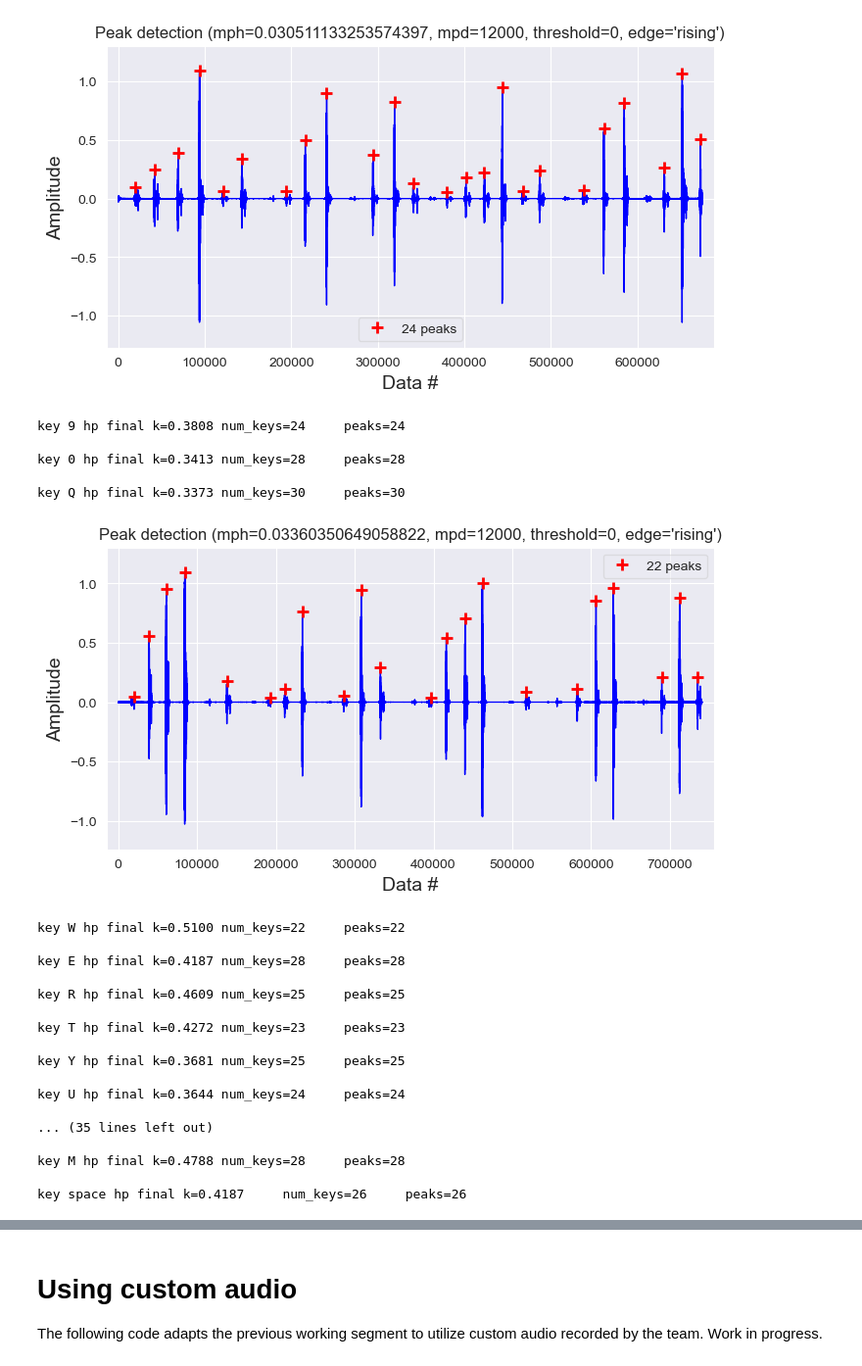
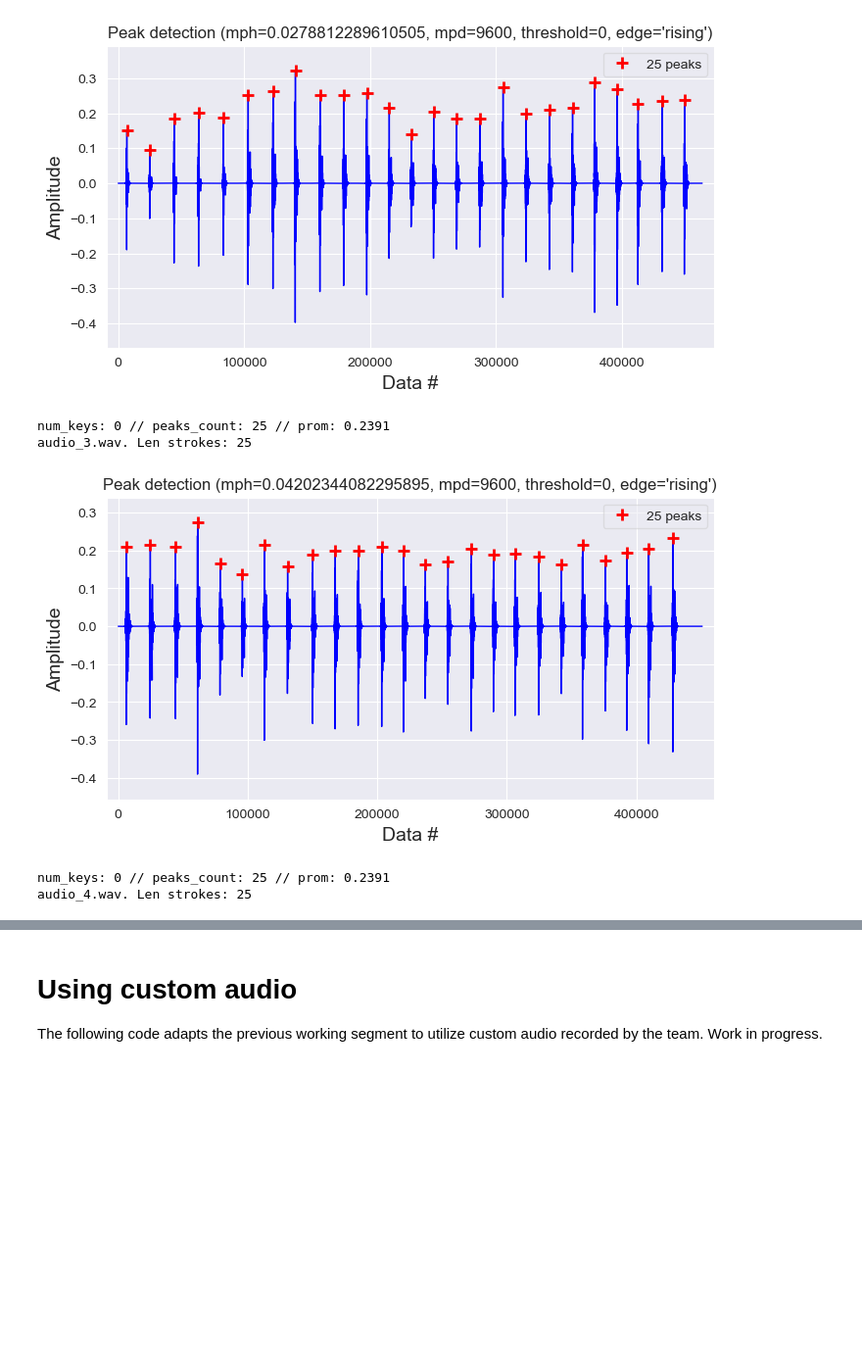
Before and after one commit to blondiedies/Binary-class, a Jupyter notebook: ClassificationCNN/FromScratch.ipynb, the cells around one changed output, grey strips where cells are left out. Shown at 98% size. Cells and saved outputs as stored; diff of their text form; code cells hidden in the pictures; blank space fills up the shorter version.

```diff
--- a/ClassificationCNN/FromScratch.ipynb
+++ b/ClassificationCNN/FromScratch.ipynb
@@ -184,7 +185,6 @@ def numpy_to_audiosegment(samples, sample_rate=44100, sample_width=2, channels=1
 
     return audio_segment
 # %%
-
 # constants
 N_FFT, HOP_LENGTH, BEFORE, AFTER = 1024, 225, 2400, 12000
 
@@ -194,8 +194,7 @@ for num in range(0, 5):
     pydub_samples = AudioSegment.from_file(f'../MKA datasets/All Dataset/Raw Data/{num}/{num}mac.wav', format="wav", frame_rate=44100)
 
     samples2, sr = librosa.load(f'../Dataset-for-Binary/base-audio/audio_{num}.wav', sr=44100)
-    pydub_samples2 = AudioSegment.from_file(f'../Dataset-for-Binary/base-audio/audio_{num}.wav', format='wav',
-                                           frame_rate=44100, sample_width=4)
+    pydub_samples2 = AudioSegment.from_file(f'../Dataset-for-Binary/base-audio/audio_{num}.wav', format='wav', frame_rate=44100, sample_width=4)
 
     silences = silence.detect_silence(pydub_samples, silence_thresh=1.01*pydub_samples.dBFS, min_silence_len=70)
     ovr_dbms = []
@@ -245,14 +241,13 @@ from detecta import detect_peaks
 import scipy.signal as signal
 
 def count_peaks(samples, key_length=14400, show=True):
-    samples = nr.reduce_noise(samples, sr=44100)
     # meter = pyln.Meter(44100)  # Create BS.1770 meter
     # loudness = meter.integrated_loudness(samples)
     # target_loudness = -25.0
     # samples = pyln.normalize.loudness(samples, loudness, target_loudness
-    threshold = np.percentile(samples, 97.8)
-    final_samples = pyln.normalize.peak(samples, 0.75)
-    indexes = detect_peaks(final_samples[key_length: -key_length], show=show, mpd=key_length, mph=threshold)
+    threshold = np.percentile(samples, 96.6)
+    # final_samples = pyln.normalize.peak(samples, 0.75)
+    indexes = detect_peaks(samples[int(key_length/3): -int(key_length/3)], show=show, mpd=key_length - key_length/3, mph=threshold)
     return len(indexes)
 
 def isolator_new(file_path, sr, key_length=14400, k=0.15):
@@ -266,3 +261,10 @@ def isolator_new(file_path, sr, key_length=14400, k=0.15):
     samples = nr.reduce_noise(samples, sr=44100)
     return_dic = find_key_presses(samples,[],{},{},np.abs(k*avg_dbfs), key_length, False)
     return return_dic
+# %%
+samples, sr = librosa.load(f'../MKA datasets/Mac/Raw data/0.wav')
+samples = nr.reduce_noise(samples, sr=44100)
+threshold = np.percentile(samples, 97.5)
+final_samples = pyln.normalize.peak(samples, 0.75)
+indexes = detect_peaks(samples[int(8800/2): -int(8800/2)], show=True, mpd=8800-8800/3, mph=threshold)
+print(len(indexes))
@@ -334,7 +400,19 @@ def create_dataset(keys, initial_k, key_length=8820):
 # %%
 # currently used keys
 curr_keys = list('1234567890QWERTYUIOPASDFGHJKLZXCVBNM')
-curr_keys.append("space")
-curr_dataset = create_dataset(curr_keys, initial_k=0.5, key_length=12000)
-print(curr_dataset)
+# curr_keys.append("space")
+N_FFT, HOP_LENGTH, BEFORE, AFTER = 1024, 225, 2400, 12000
+MBP_AUDIO_DIR, labels, audiostr = ('/Users/jorgeleon/Binary-class/Dataset-for-Binary/base-audio/', list('1234567890QWERTYUIOPASDFGHJKLZXCVBNM'), 'audio_')
+# MBP_AUDIO_DIR, audiostr = '/Users/jorgeleon/Binary-class/MKA datasets/Mac/Raw data/', ''
+keys = [audiostr + k + '.wav' for k in labels]
+# key_length = 9200
+key_length=14400
+BEFORE = int(key_length / 6)
+AFTER = int(5 * (key_length / 6))
+# print(BEFORE, AFTER)
+# Create the final dataset
+mbp_dataset = create_dataset_viejo(N_FFT, HOP_LENGTH, BEFORE, AFTER, keys, MBP_AUDIO_DIR, labels, prom=0.2391,original=False, key_length=key_length)
+# mbp_dataset = creat
+# original_dataset = create_dataset(curr_keys, initial_k=0.5, key_length=14400)
+# print(original_dataset)
 # %% [output]
@@ -357,24 +425,6 @@ key 8 hp final k=0.3586 num_keys=29     peaks=29
-[figure, old version]
+[figure, new version]
-key 9 hp final k=0.3808 num_keys=24     peaks=24
-
-key 0 hp final k=0.3413 num_keys=28     peaks=28
-
-key Q hp final k=0.3373 num_keys=30     peaks=30
+num_keys: 0 // peaks_count: 25 // prom: 0.2391
+audio_3.wav. Len strokes: 25
-[figure, old version]
+[figure, new version]
-key W hp final k=0.5100 num_keys=22     peaks=22
-
-key E hp final k=0.4187 num_keys=28     peaks=28
-
-key R hp final k=0.4609 num_keys=25     peaks=25
-
-key T hp final k=0.4272 num_keys=23     peaks=23
-
-key Y hp final k=0.3681 num_keys=25     peaks=25
-
-key U hp final k=0.3644 num_keys=24     peaks=24
-
-... (35 lines left out)
-
-key M hp final k=0.4788 num_keys=28     peaks=28
-
-key space hp final k=0.4187     num_keys=26     peaks=26
+num_keys: 0 // peaks_count: 25 // prom: 0.2391
+audio_4.wav. Len strokes: 25
```
Also changed, not shown: parts of 41 cells of this notebook.
